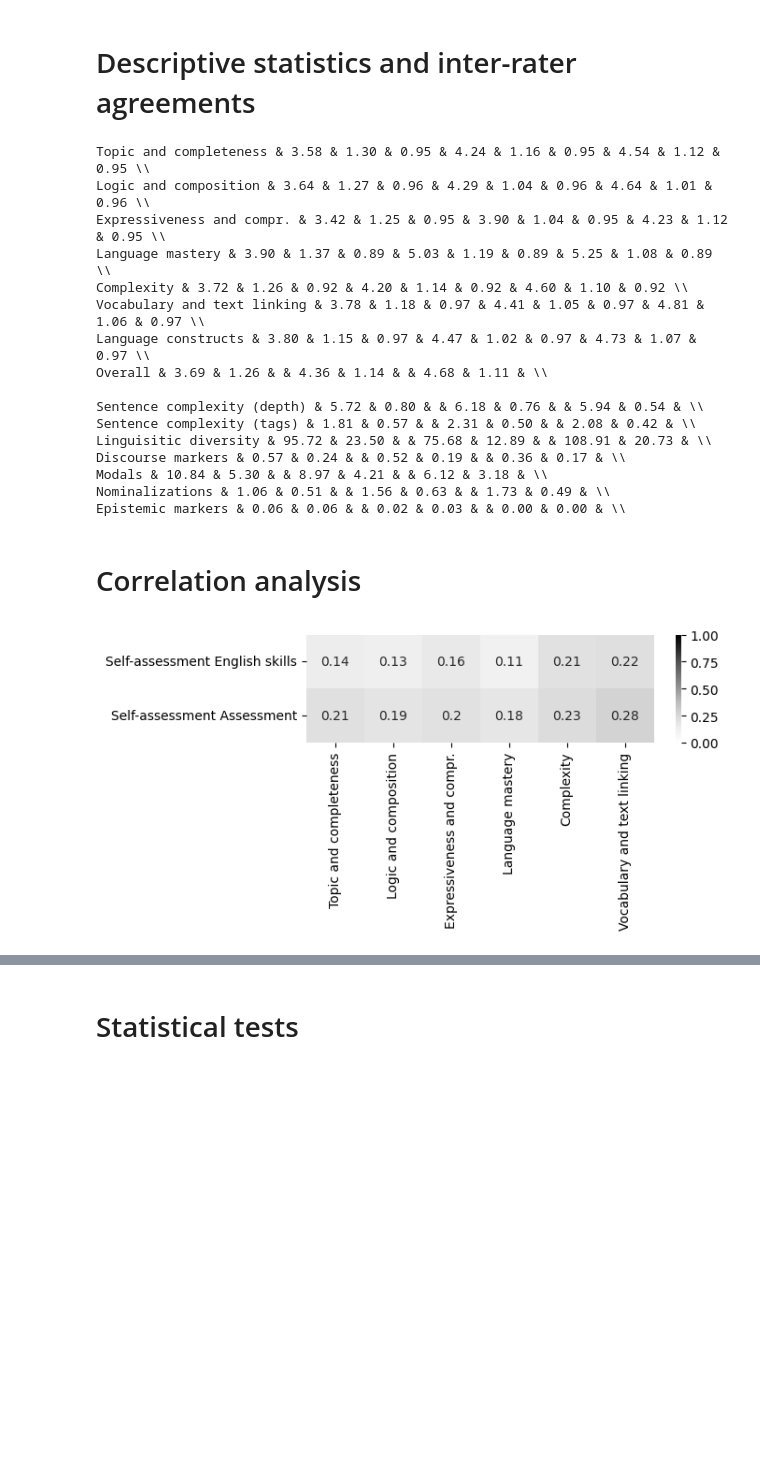
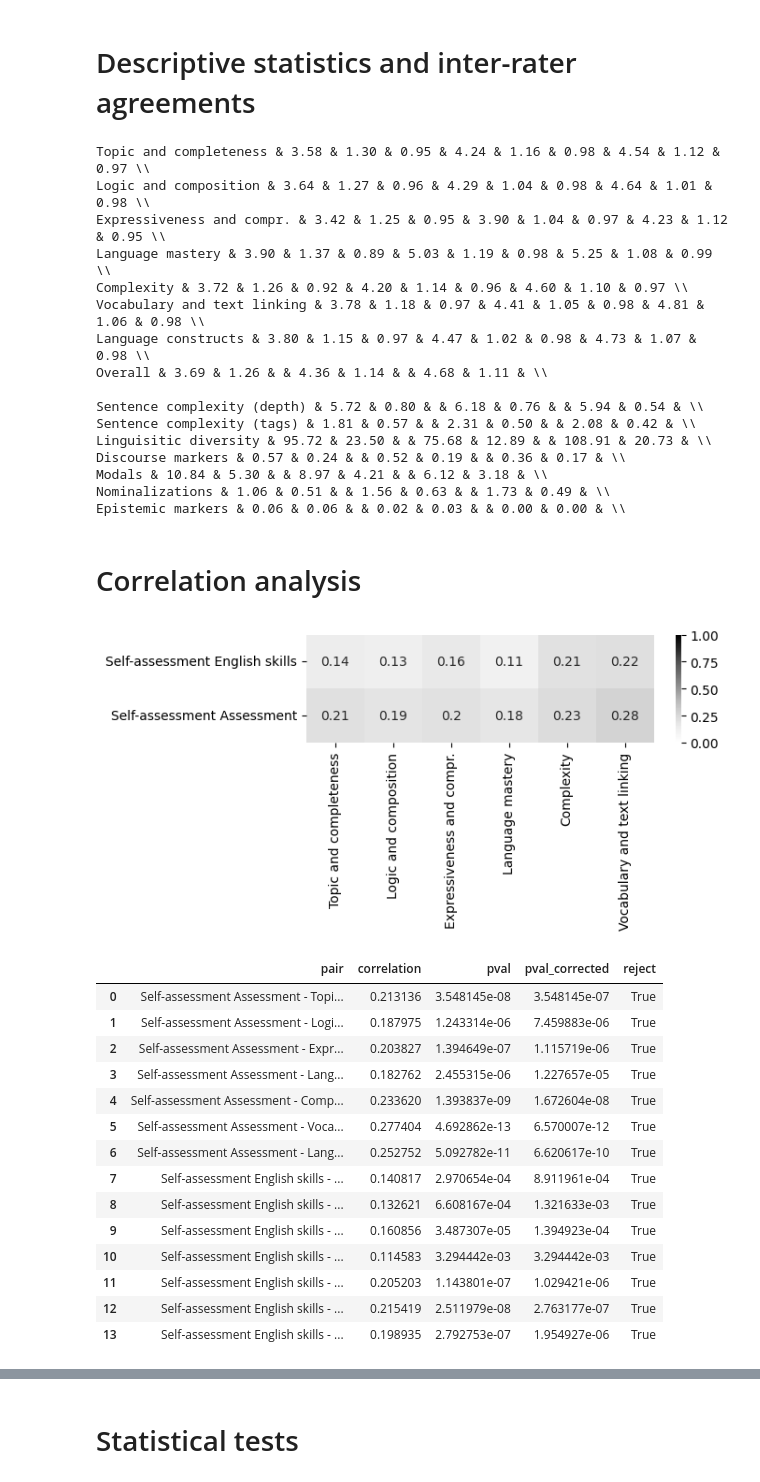
Before and after one commit to sherbold/chatgpt-student-essay-study, a Jupyter notebook: statistical_analysis.ipynb, the cells around one changed output, grey strips where cells are left out. Drawn from its saved outputs; the diff is of its cells as text; code cells hidden in the pictures; blank space fills up the shorter version.

```diff
--- a/statistical_analysis.ipynb
+++ b/statistical_analysis.ipynb
@@ -129,7 +129,7 @@ plt.show()
 # Descriptive statistics and inter-rater agreements
 # %%
 def calc_alpha(pivot_df):
-    ratings = aggregate_raters(pivot_df_stud)
+    ratings = aggregate_raters(pivot_df)
     rat_votes = ratings[0][:,:-1]
     rat_cats = ratings[1][:-1]
     ratings = (rat_votes, rat_cats)
@@ -174,13 +174,13 @@ for marker in linguistic_markers:
                                                                         essays['GPT4_%s' % marker].mean(),
                                                                         essays['GPT4_%s' % marker].std()))
 # %% [output]
-Topic and completeness & 3.58 & 1.30 & 0.95 & 4.24 & 1.16 & 0.95 & 4.54 & 1.12 & 0.95 \\
-Logic and composition & 3.64 & 1.27 & 0.96 & 4.29 & 1.04 & 0.96 & 4.64 & 1.01 & 0.96 \\
-Expressiveness and compr. & 3.42 & 1.25 & 0.95 & 3.90 & 1.04 & 0.95 & 4.23 & 1.12 & 0.95 \\
-Language mastery & 3.90 & 1.37 & 0.89 & 5.03 & 1.19 & 0.89 & 5.25 & 1.08 & 0.89 \\
-Complexity & 3.72 & 1.26 & 0.92 & 4.20 & 1.14 & 0.92 & 4.60 & 1.10 & 0.92 \\
-Vocabulary and text linking & 3.78 & 1.18 & 0.97 & 4.41 & 1.05 & 0.97 & 4.81 & 1.06 & 0.97 \\
-Language constructs & 3.80 & 1.15 & 0.97 & 4.47 & 1.02 & 0.97 & 4.73 & 1.07 & 0.97 \\
+Topic and completeness & 3.58 & 1.30 & 0.95 & 4.24 & 1.16 & 0.98 & 4.54 & 1.12 & 0.97 \\
+Logic and composition & 3.64 & 1.27 & 0.96 & 4.29 & 1.04 & 0.98 & 4.64 & 1.01 & 0.98 \\
+Expressiveness and compr. & 3.42 & 1.25 & 0.95 & 3.90 & 1.04 & 0.97 & 4.23 & 1.12 & 0.95 \\
+Language mastery & 3.90 & 1.37 & 0.89 & 5.03 & 1.19 & 0.98 & 5.25 & 1.08 & 0.99 \\
+Complexity & 3.72 & 1.26 & 0.92 & 4.20 & 1.14 & 0.96 & 4.60 & 1.10 & 0.97 \\
+Vocabulary and text linking & 3.78 & 1.18 & 0.97 & 4.41 & 1.05 & 0.98 & 4.81 & 1.06 & 0.98 \\
+Language constructs & 3.80 & 1.15 & 0.97 & 4.47 & 1.02 & 0.98 & 4.73 & 1.07 & 0.98 \\
 Overall & 3.69 & 1.26 & & 4.36 & 1.14 & & 4.68 & 1.11 & \\
 
 Sentence complexity (depth) & 5.72 & 0.80 & & 6.18 & 0.76 & & 5.94 & 0.54 & \\
@@ -195,10 +195,44 @@ Epistemic markers & 0.06 & 0.06 & & 0.02 & 0.03 & & 0.00 & 0.00 & \\
 # %%
 plt.subplots(figsize=(6,1.5))
 sns.heatmap(df.corr(method='pearson', numeric_only=True).iloc[[0,-1], 1:-2], annot=True, vmin=0, vmax=1, cmap='Greys')
 plt.savefig('plots/figure-1-selfassessment-correlation.png', bbox_inches='tight')
 plt.show()
+
+pair_strings = []
+corrs = []
+corr_pvals = []
+for criterion in criteria:
+    pair_strings.append('Self-assessment Assessment - %s' % criterion)
+    corr = stats.pearsonr(df['Self-assessment Assessment'], df[criterion])
+    corrs.append(corr[0])
+    corr_pvals.append(corr[1])
+for criterion in criteria:
+    pair_strings.append('Self-assessment English skills - %s' % criterion)
+    corr = stats.pearsonr(df['Self-assessment English skills'], df[criterion])
+    corrs.append(corr[0])
+    corr_pvals.append(corr[1])
+
+corr_reject, corr_pvals_corrected, _, _ = multipletests(corr_pvals, method='holm')
+
+corr_results = pd.DataFrame({'pair': pair_strings, 'correlation': corrs, 'pval': corr_pvals, 'pval_corrected': corr_pvals_corrected, 'reject': corr_reject})
+corr_results
 # %% [output]
 [figure]
+|  | pair | correlation | pval | pval_corrected | reject |
+| 0 | Self-assessment Assessment - Topi... | 0.213136 | 3.548145e-08 | 3.548145e-07 | True |
+| 1 | Self-assessment Assessment - Logi... | 0.187975 | 1.243314e-06 | 7.459883e-06 | True |
+| 2 | Self-assessment Assessment - Expr... | 0.203827 | 1.394649e-07 | 1.115719e-06 | True |
+| 3 | Self-assessment Assessment - Lang... | 0.182762 | 2.455315e-06 | 1.227657e-05 | True |
+| 4 | Self-assessment Assessment - Comp... | 0.233620 | 1.393837e-09 | 1.672604e-08 | True |
+| 5 | Self-assessment Assessment - Voca... | 0.277404 | 4.692862e-13 | 6.570007e-12 | True |
+| 6 | Self-assessment Assessment - Lang... | 0.252752 | 5.092782e-11 | 6.620617e-10 | True |
+| 7 | Self-assessment English skills - ... | 0.140817 | 2.970654e-04 | 8.911961e-04 | True |
+| 8 | Self-assessment English skills - ... | 0.132621 | 6.608167e-04 | 1.321633e-03 | True |
+| 9 | Self-assessment English skills - ... | 0.160856 | 3.487307e-05 | 1.394923e-04 | True |
+| 10 | Self-assessment English skills - ... | 0.114583 | 3.294442e-03 | 3.294442e-03 | True |
+| 11 | Self-assessment English skills - ... | 0.205203 | 1.143801e-07 | 1.029421e-06 | True |
+| 12 | Self-assessment English skills - ... | 0.215419 | 2.511979e-08 | 2.763177e-07 | True |
+| 13 | Self-assessment English skills - ... | 0.198935 | 2.792753e-07 | 1.954927e-06 | True |
 # %%
 pairs = [['sent_complex_depth', 'Complexity'],
          ['sent_complex_tags', 'Complexity'],
```
Also changed, not shown: parts of 1 cell of this notebook, 2 other files.
